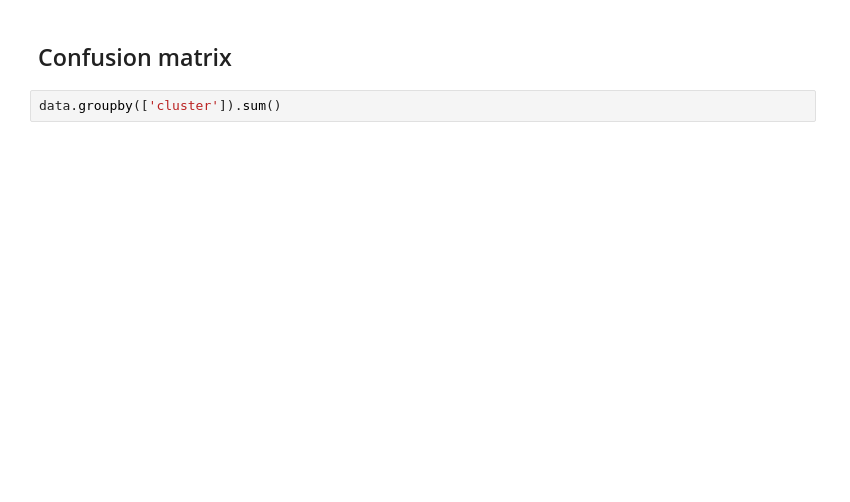
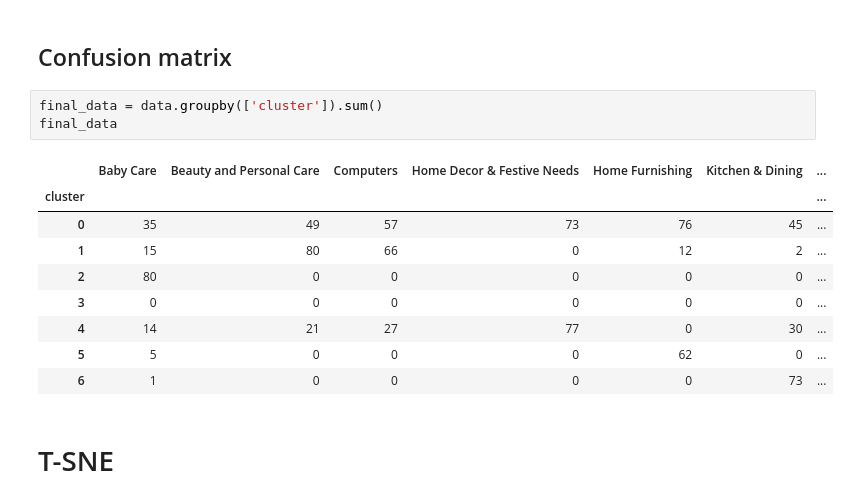
Before and after one commit to AbdulmagedALKHULAIFI/Automatic-classifer-consumer-goods, a Jupyter notebook: classifier.ipynb, the cells around one changed output. Drawn from its saved outputs; the diff is of its cells as text; blank space fills up the shorter version.

```diff
--- a/classifier.ipynb
+++ b/classifier.ipynb
@@ -186,4 +314,17 @@ data
 # %% [markdown]
 ## Confusion matrix
 # %%
-data.groupby(['cluster']).sum()
+final_data = data.groupby(['cluster']).sum()
+final_data
+# %% [output]
+|  | Baby Care | Beauty and Personal Care | Computers | Home Decor & Festive Needs | Home Furnishing | Kitchen & Dining | ... |
+| cluster |  |  |  |  |  |  | ... |
+| 0 | 35 | 49 | 57 | 73 | 76 | 45 | ... |
+| 1 | 15 | 80 | 66 | 0 | 12 | 2 | ... |
+| 2 | 80 | 0 | 0 | 0 | 0 | 0 | ... |
+| 3 | 0 | 0 | 0 | 0 | 0 | 0 | ... |
+| 4 | 14 | 21 | 27 | 77 | 0 | 30 | ... |
+| 5 | 5 | 0 | 0 | 0 | 62 | 0 | ... |
+| 6 | 1 | 0 | 0 | 0 | 0 | 73 | ... |
+# %% [markdown]
+# T-SNE
```
Also changed, not shown: parts of 13 cells of this notebook.
